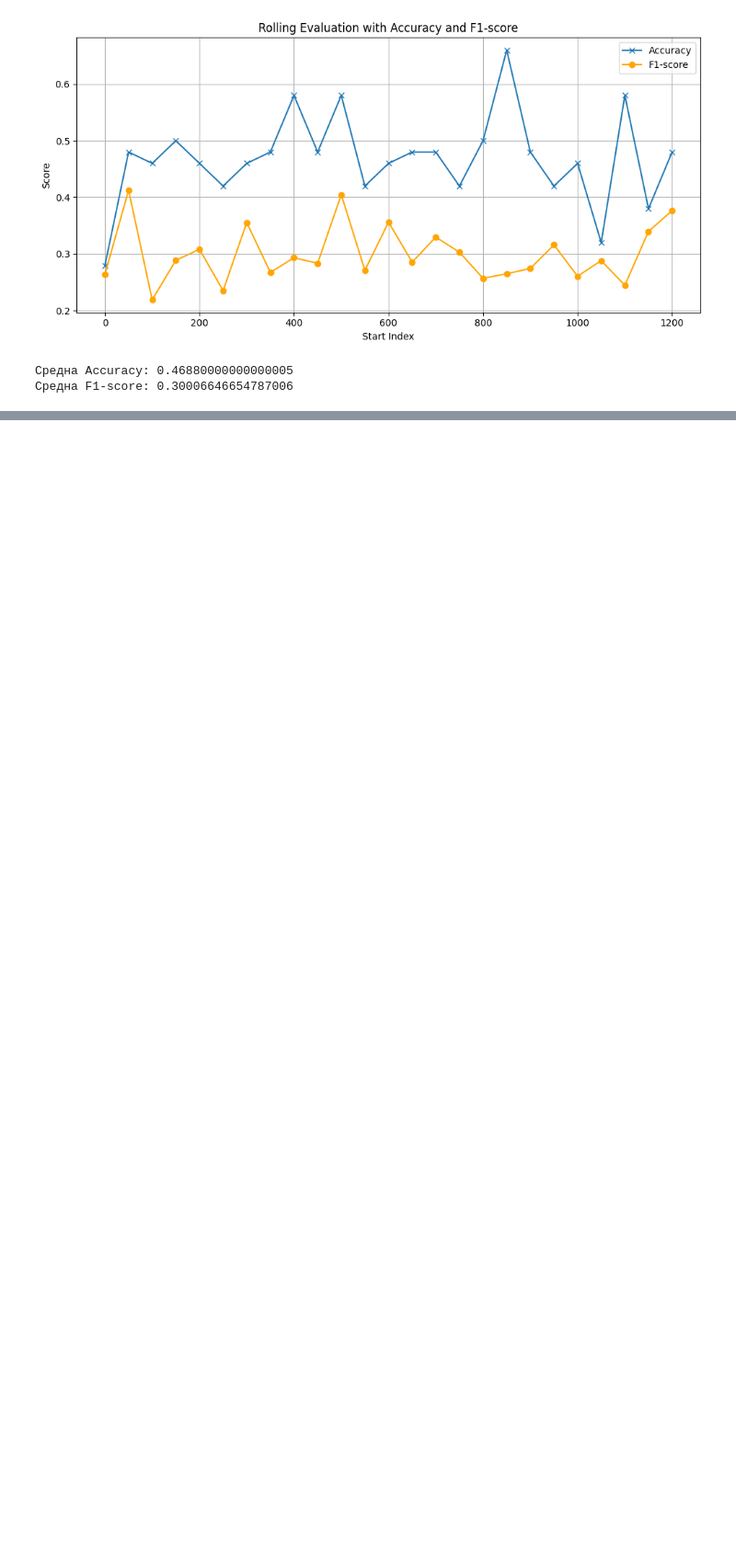
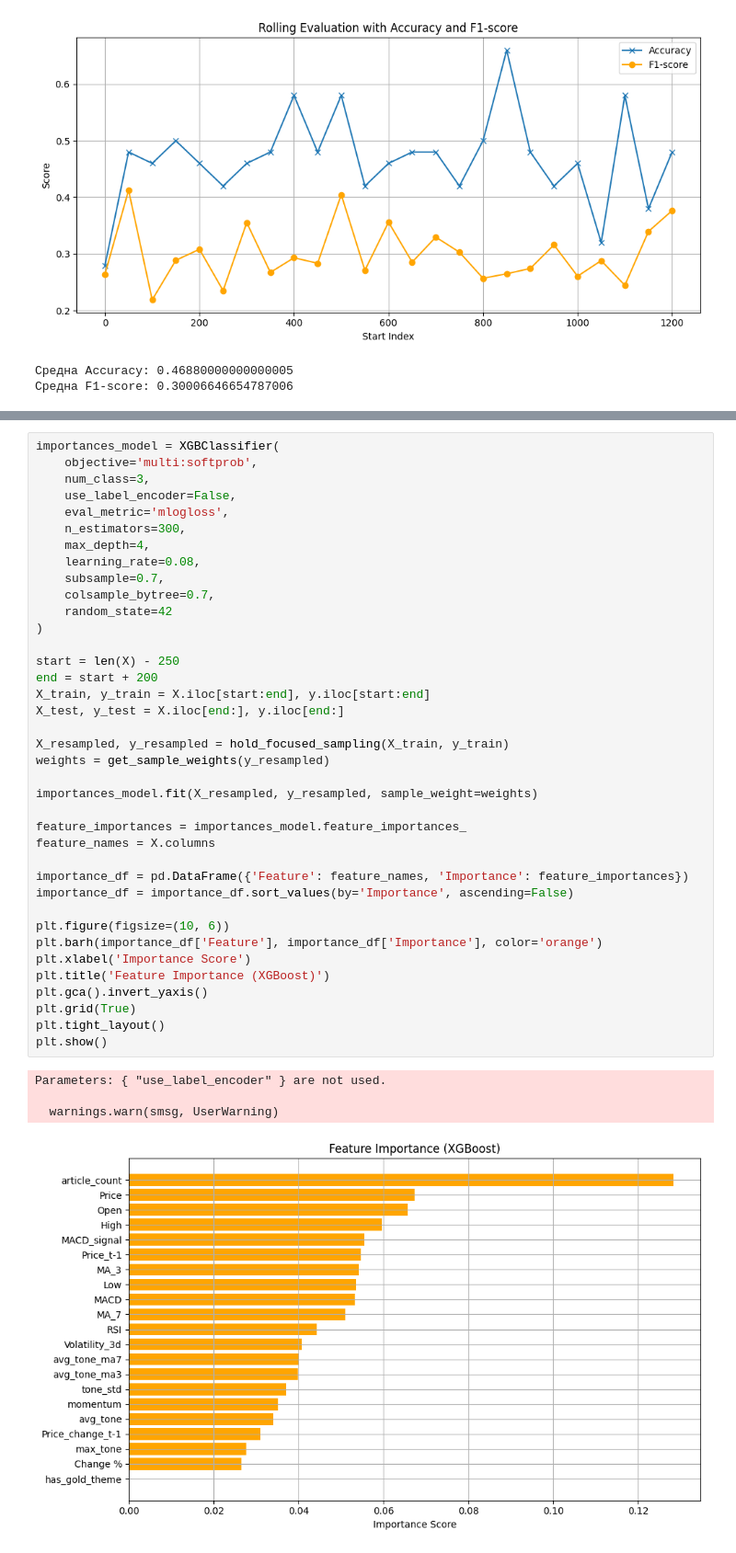
Before and after one commit to Kocevav/Research-project, a Jupyter notebook: Research.ipynb, the cells around one changed output, grey strips where cells are left out. Shown at 92% size. Drawn from its saved outputs; the diff is of its cells as text; blank space fills up the shorter version.

```diff
--- a/Research.ipynb
+++ b/Research.ipynb
@@ -806,3 +801,46 @@ Parameters: { "use_label_encoder" } are not used.
 Средна Accuracy BUY: 0.17786050224285518
 Средна Accuracy HOLD: 0.7250430552424987
 Средна Accuracy SELL: 0.16609653092006035
+# %%
+importances_model = XGBClassifier(
+    objective='multi:softprob',
+    num_class=3,
+    use_label_encoder=False,
+    eval_metric='mlogloss',
+    n_estimators=300,
+    max_depth=4,
+    learning_rate=0.08,
+    subsample=0.7,
+    colsample_bytree=0.7,
+    random_state=42
+)
+
+start = len(X) - 250
+end = start + 200
+X_train, y_train = X.iloc[start:end], y.iloc[start:end]
+X_test, y_test = X.iloc[end:], y.iloc[end:]
+
+X_resampled, y_resampled = hold_focused_sampling(X_train, y_train)
+weights = get_sample_weights(y_resampled)
+
+importances_model.fit(X_resampled, y_resampled, sample_weight=weights)
+
+feature_importances = importances_model.feature_importances_
+feature_names = X.columns
+
+importance_df = pd.DataFrame({'Feature': feature_names, 'Importance': feature_importances})
+importance_df = importance_df.sort_values(by='Importance', ascending=False)
+
+plt.figure(figsize=(10, 6))
+plt.barh(importance_df['Feature'], importance_df['Importance'], color='orange')
+plt.xlabel('Importance Score')
+plt.title('Feature Importance (XGBoost)')
+plt.gca().invert_yaxis()
+plt.grid(True)
+plt.tight_layout()
+plt.show()
+# %% [output]
+Parameters: { "use_label_encoder" } are not used.
+
+  warnings.warn(smsg, UserWarning)
+[figure, added]
```
Also changed, not shown: parts of 6 cells of this notebook.
